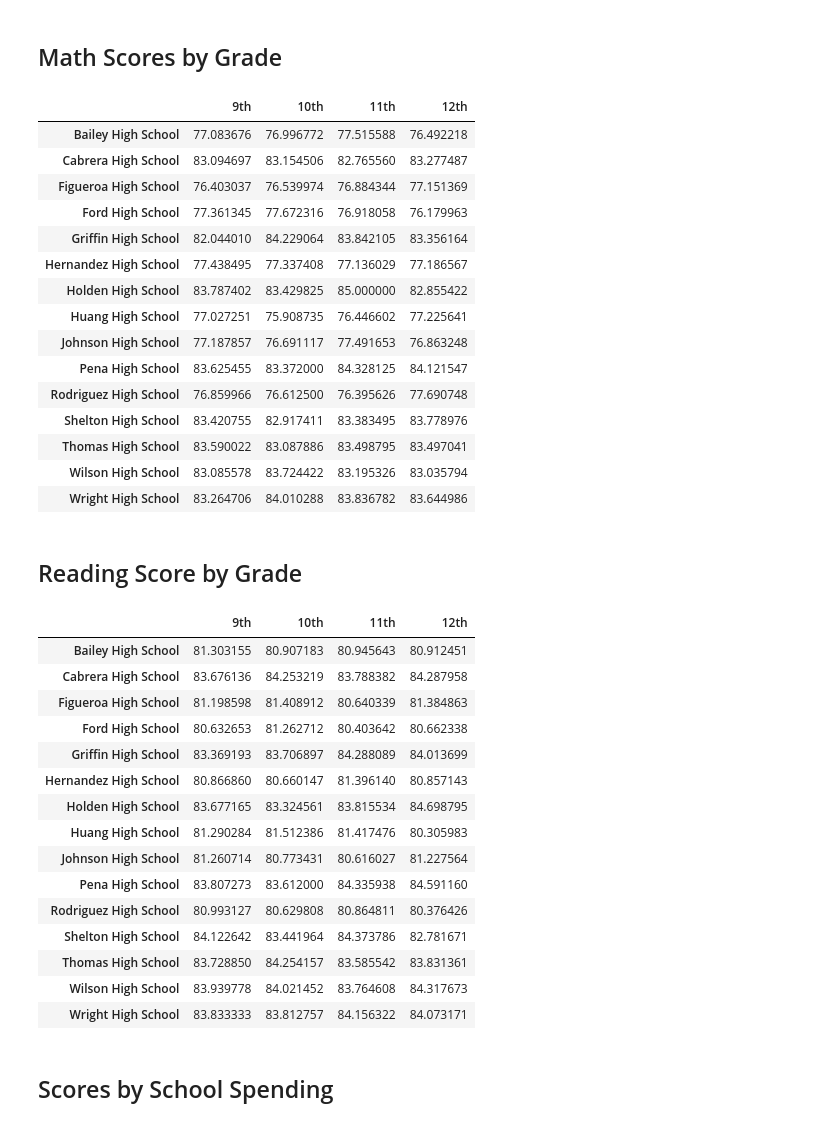
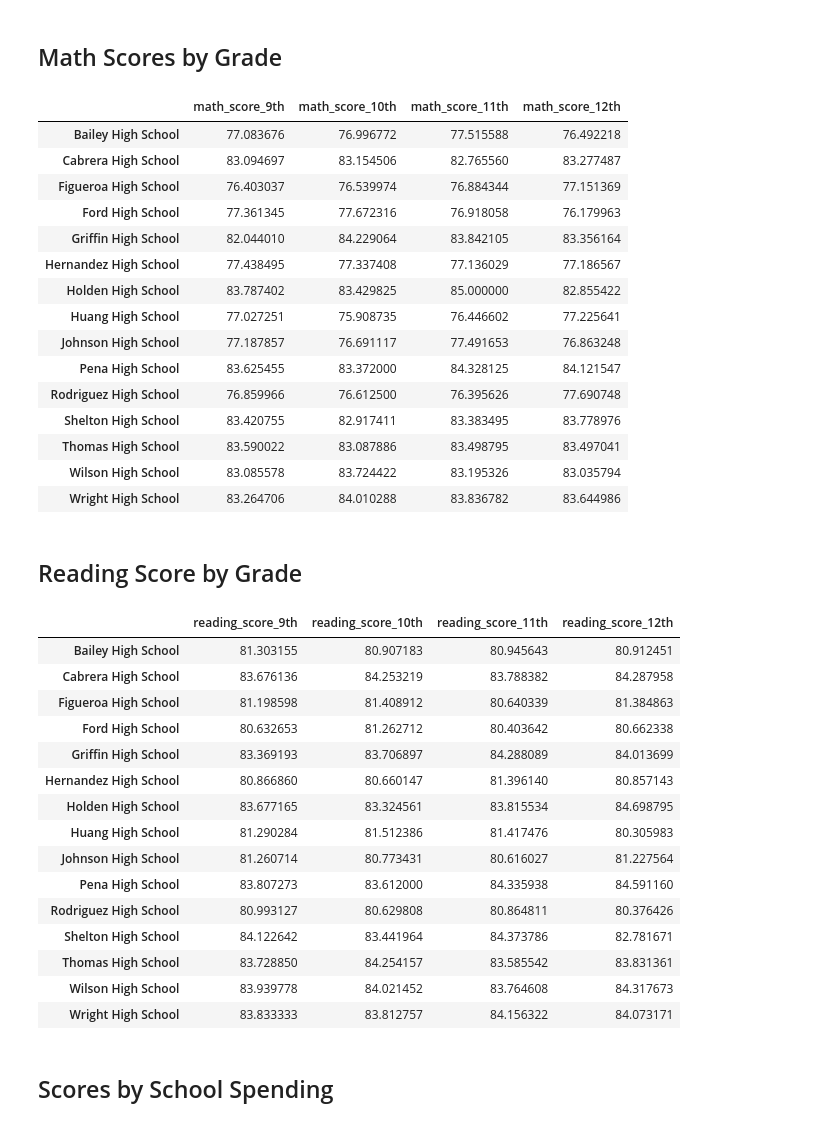
Before and after one commit to sloucel/Pandas, a Jupyter notebook: PyCitySchools/PyCitySchools_starter.ipynb, the cells around one changed output. Cells and saved outputs as stored; diff of their text form; code cells hidden in the pictures.

```diff
--- a/PyCitySchools/PyCitySchools_starter.ipynb
+++ b/PyCitySchools/PyCitySchools_starter.ipynb
@@ -440,26 +442,27 @@ bottom_schools.head(5)
 # %%
 # Use the code provided to separate the data by grade
 ninth_graders = school_data_complete[(school_data_complete["grade"] == "9th")]
 tenth_graders = school_data_complete[(school_data_complete["grade"] == "10th")]
 eleventh_graders = school_data_complete[(school_data_complete["grade"] == "11th")]
 twelfth_graders = school_data_complete[(school_data_complete["grade"] == "12th")]
 
 # Group by `school_name` and take the mean of the `math_score` column for each.
-ninth_grade_math_scores =
-tenth_grader_math_scores =
-eleventh_grader_math_scores =
-twelfth_grader_math_scores =
+ninth_grader_math_scores = ninth_graders.groupby('school_name')["math_score"].mean()
+tenth_grader_math_scores = tenth_graders.groupby('school_name')["math_score"].mean()
+eleventh_grader_math_scores = eleventh_graders.groupby('school_name')["math_score"].mean()
+twelfth_grader_math_scores = twelfth_graders.groupby('school_name')["math_score"].mean()
 
 # Combine each of the scores above into single DataFrame called `math_scores_by_grade`
-math_scores_by_grade =
+# Receivec Suffix error and had to research suffix solution of column headers withh the same name.
+math_scores_by_grade = math_scores_by_grade = pd.merge(pd.merge(pd.merge(ninth_grader_math_scores, tenth_grader_math_scores, on="school_name", suffixes=('_9th', '_10th')), eleventh_grader_math_scores, on="school_name", suffixes=('_11th', '_12th')), twelfth_grader_math_scores, on="school_name", suffixes=('_11th', '_12th'))
 
 # Minor data wrangling
 math_scores_by_grade.index.name = None
 
 # Display the DataFrame
 math_scores_by_grade
 # %% [output]
-|  | 9th | 10th | 11th | 12th |
+|  | math_score_9th | math_score_10th | math_score_11th | math_score_12th |
 | Bailey High School | 77.083676 | 76.996772 | 77.515588 | 76.492218 |
 | Cabrera High School | 83.094697 | 83.154506 | 82.765560 | 83.277487 |
 | Figueroa High School | 76.403037 | 76.539974 | 76.884344 | 77.151369 |
@@ -485,22 +488,23 @@ eleventh_graders = school_data_complete[(school_data_complete["grade"] == "11th"
 twelfth_graders = school_data_complete[(school_data_complete["grade"] == "12th")]
 
 # Group by `school_name` and take the mean of the the `reading_score` column for each.
-ninth_grade_reading_scores =
-tenth_grader_reading_scores =
-eleventh_grader_reading_scores =
-twelfth_grader_reading_scores =
+ninth_grade_reading_scores = ninth_graders.groupby('school_name')["reading_score"].mean()
+tenth_grader_reading_scores = tenth_graders.groupby('school_name')["reading_score"].mean()
+eleventh_grader_reading_scores = eleventh_graders.groupby('school_name')["reading_score"].mean()
+twelfth_grader_reading_scores = twelfth_graders.groupby('school_name')["reading_score"].mean()
 
 # Combine each of the scores above into single DataFrame called `reading_scores_by_grade`
-reading_scores_by_grade =
+reading_scores_by_grade = pd.merge(pd.merge(pd.merge(ninth_grade_reading_scores, tenth_grader_reading_scores, on="school_name", suffixes=('_9th', '_10th')), eleventh_grader_reading_scores, on="school_name", suffixes=('_11th', '_12th')), twelfth_grader_reading_scores, on="school_name", suffixes=('_11th', '_12th'))
 
 # Minor data wrangling
-reading_scores_by_grade = reading_scores_by_grade[["9th", "10th", "11th", "12th"]]
+# Had to add "reading_score_#th" to debug error
+reading_scores_by_grade = reading_scores_by_grade[["reading_score_9th", "reading_score_10th", "reading_score_11th", "reading_score_12th"]]
 reading_scores_by_grade.index.name = None
 
 # Display the DataFrame
 reading_scores_by_grade
 # %% [output]
-|  | 9th | 10th | 11th | 12th |
+|  | reading_score_9th | reading_score_10th | reading_score_11th | reading_score_12th |
 | Bailey High School | 81.303155 | 80.907183 | 80.945643 | 80.912451 |
 | Cabrera High School | 83.676136 | 84.253219 | 83.788382 | 84.287958 |
 | Figueroa High School | 81.198598 | 81.408912 | 80.640339 | 81.384863 |
```
Also changed, not shown: parts of 2 cells of this notebook.
